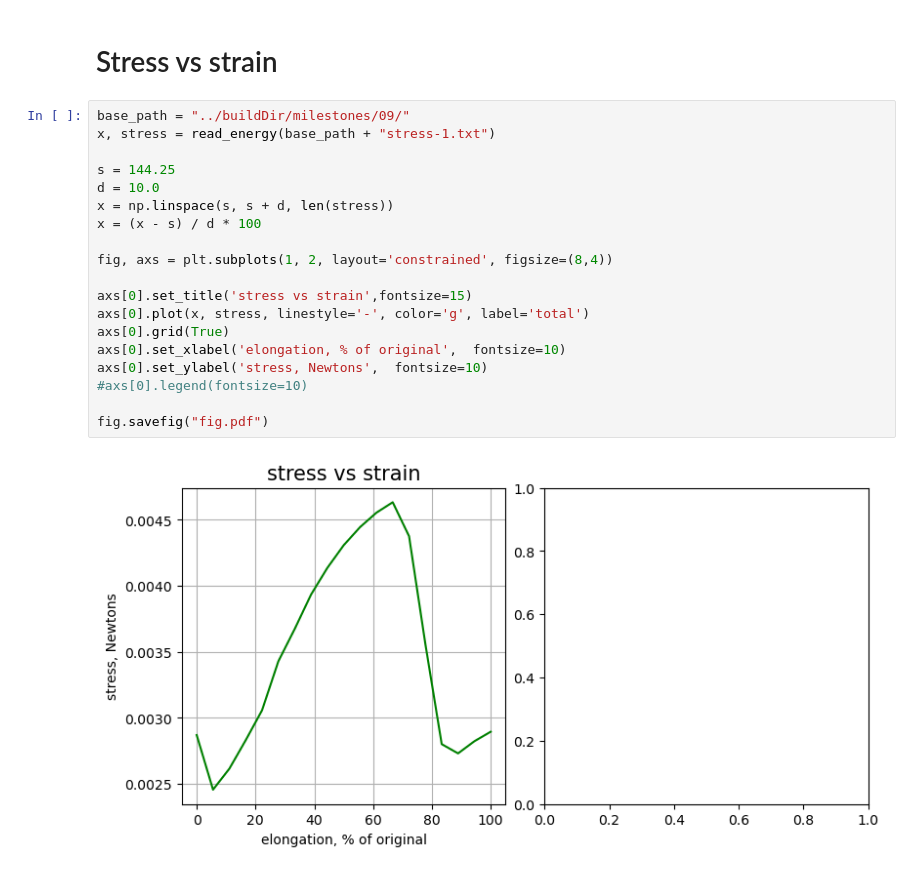
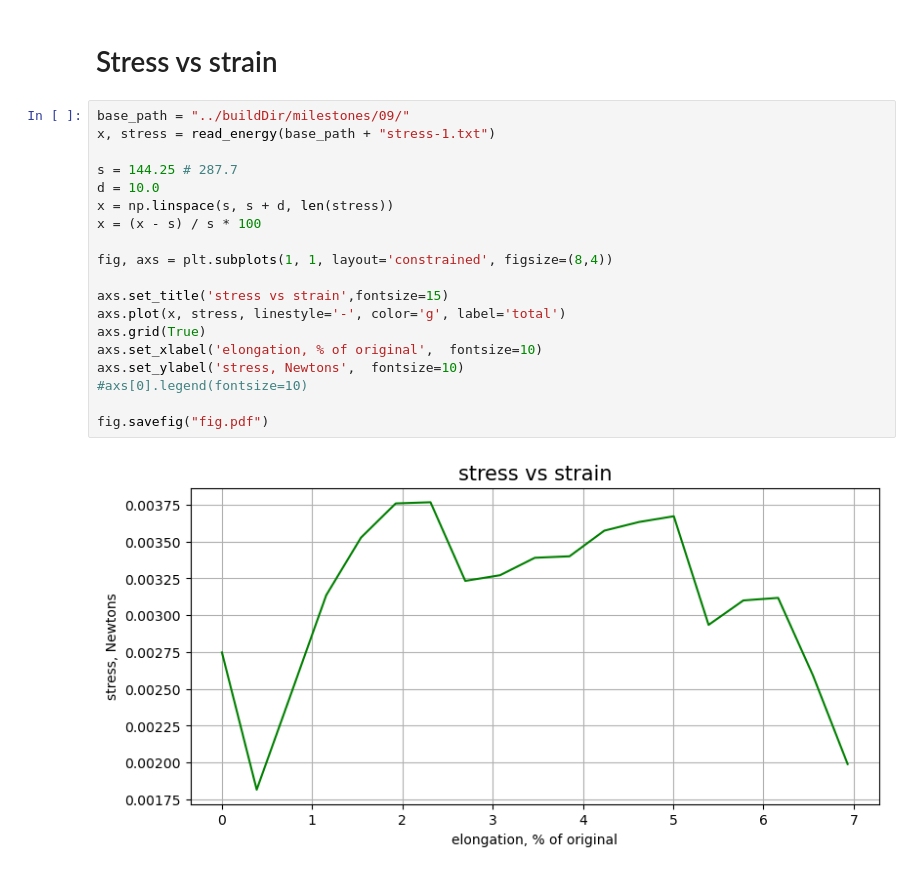
Before and after one commit to maximelianos/molecular-dynamics, a Jupyter notebook: plot/milestone09.ipynb, the cells around one changed output. Cells and saved outputs as stored; diff of their text form.

```diff
--- a/plot/milestone09.ipynb
+++ b/plot/milestone09.ipynb
@@ -32,21 +32,21 @@ array([1., 2., 1.])
 # %%
 base_path = "../buildDir/milestones/09/"
 x, stress = read_energy(base_path + "stress-1.txt")
 
-s = 144.25
+s = 144.25 # 287.7
 d = 10.0
 x = np.linspace(s, s + d, len(stress))
-x = (x - s) / d * 100
+x = (x - s) / s * 100
 
-fig, axs = plt.subplots(1, 2, layout='constrained', figsize=(8,4))
+fig, axs = plt.subplots(1, 1, layout='constrained', figsize=(8,4))
 
-axs[0].set_title('stress vs strain',fontsize=15)
-axs[0].plot(x, stress, linestyle='-', color='g', label='total')
-axs[0].grid(True)
-axs[0].set_xlabel('elongation, % of original',  fontsize=10)
-axs[0].set_ylabel('stress, Newtons',  fontsize=10)
+axs.set_title('stress vs strain',fontsize=15)
+axs.plot(x, stress, linestyle='-', color='g', label='total')
+axs.grid(True)
+axs.set_xlabel('elongation, % of original',  fontsize=10)
+axs.set_ylabel('stress, Newtons',  fontsize=10)
 #axs[0].legend(fontsize=10)
 
 fig.savefig("fig.pdf")
 # %% [output]
-[figure, old version]
+[figure, new version]
```
Also changed, not shown: 8 other files.
